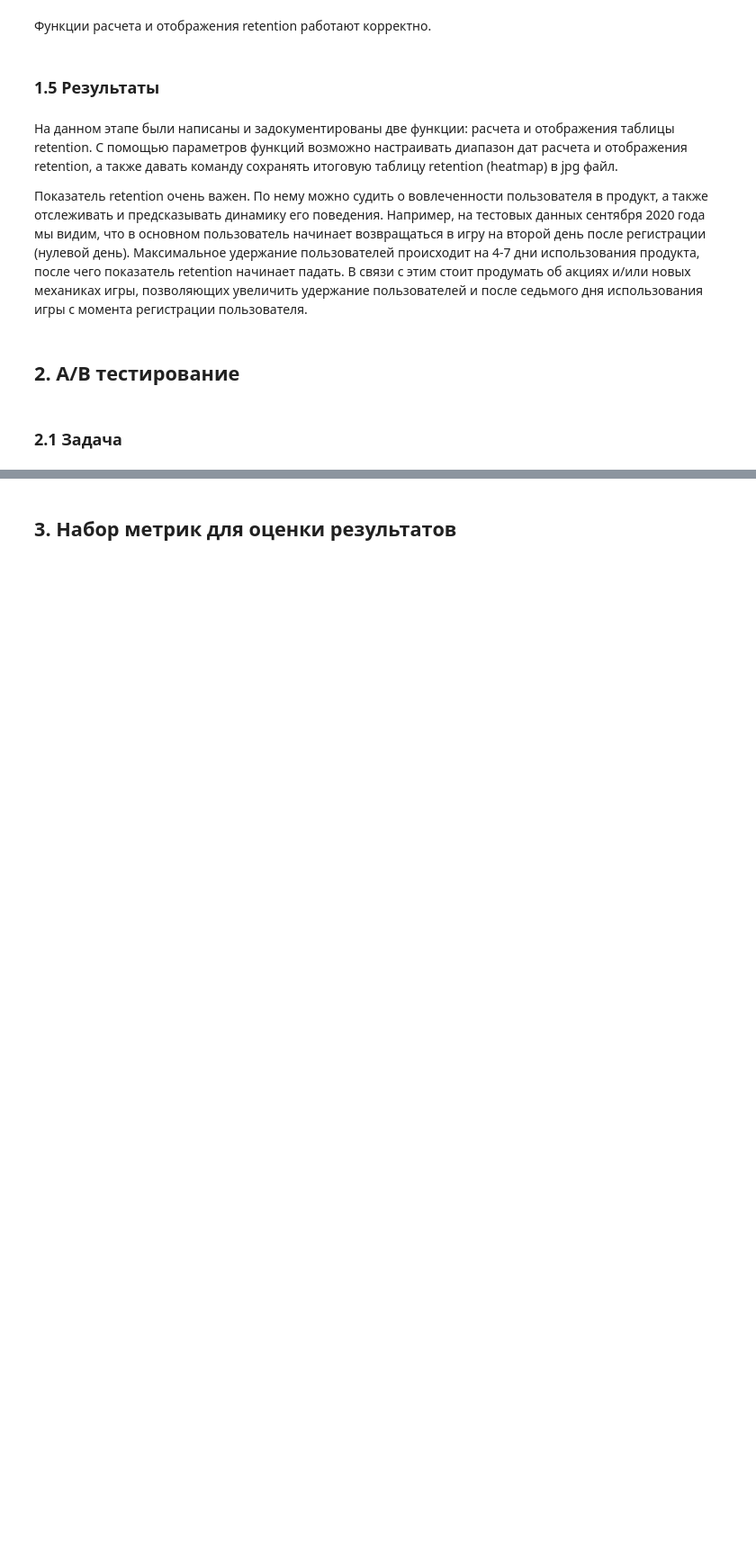
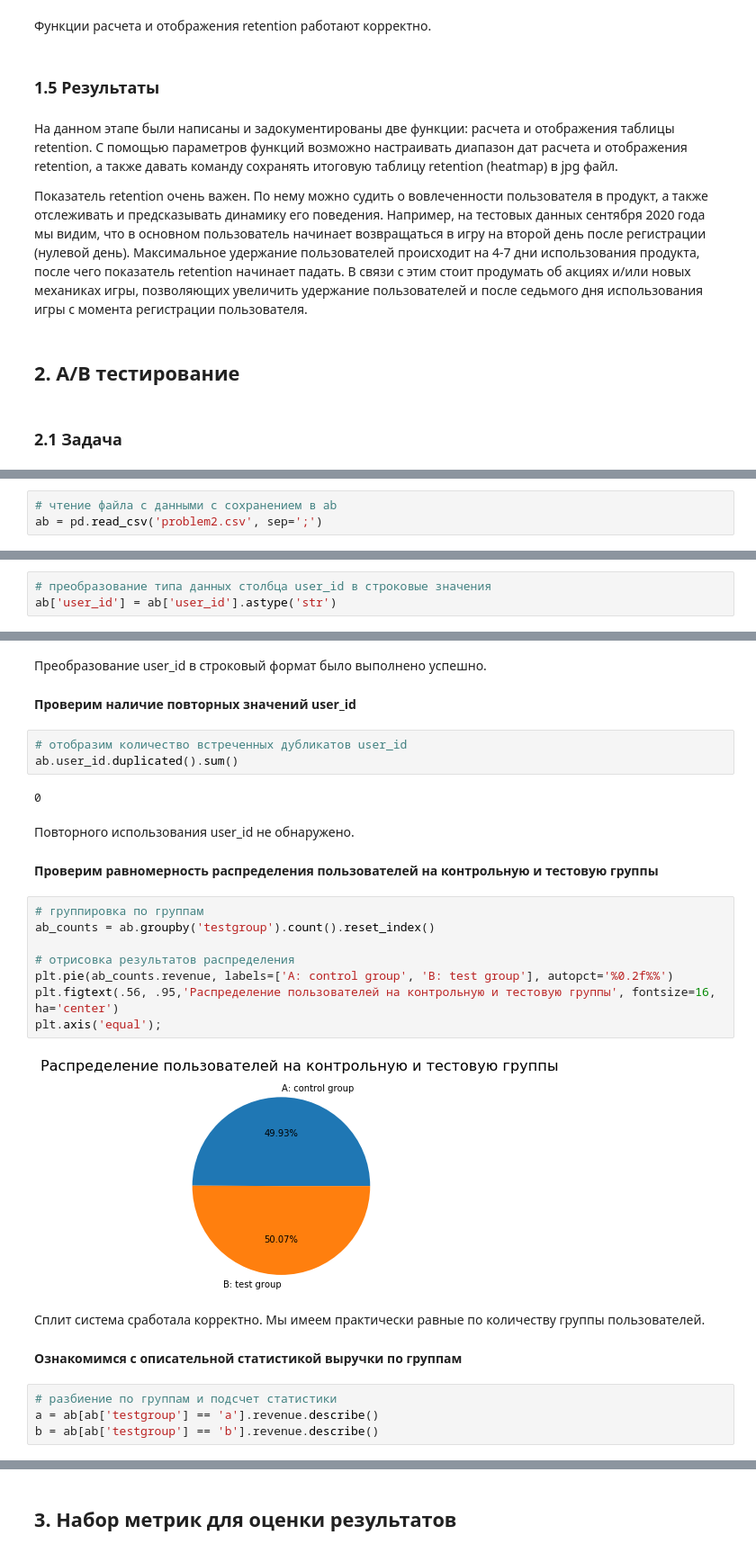
Before and after one commit to nktnlx/data_analysis_course, a Jupyter notebook: 37_final_project/final_project.ipynb, the cells around one changed output, grey strips where cells are left out. Shown at 90% size. Drawn from its saved outputs; the diff is of its cells as text; blank space fills up the shorter version.

Commit message:
ab-test data cleaning

```diff
--- a/37_final_project/final_project.ipynb
+++ b/37_final_project/final_project.ipynb
@@ -636,0 +652,3 @@ plot_retention(retention_test, product_lt=23, user_lt=10, savefig=True)
+# %%
+# чтение файла с данными с сохранением в ab
+ab = pd.read_csv('problem2.csv', sep=';')
@@ -636,0 +715,3 @@ plot_retention(retention_test, product_lt=23, user_lt=10, savefig=True)
+# %%
+# преобразование типа данных столбца user_id в строковые значения
+ab['user_id'] = ab['user_id'].astype('str')
@@ -636,0 +726,31 @@ plot_retention(retention_test, product_lt=23, user_lt=10, savefig=True)
+# %% [markdown]
+Преобразование user_id в строковый формат было выполнено успешно.
+# %% [markdown]
+**Проверим наличие повторных значений user_id**
+# %%
+# отобразим количество встреченных дубликатов user_id
+ab.user_id.duplicated().sum()
+# %% [output]
+0
+# %% [markdown]
+Повторного использования user_id не обнаружено.
+# %% [markdown]
+**Проверим равномерность распределения пользователей на контрольную и тестовую группы**
+# %%
+# группировка по группам
+ab_counts = ab.groupby('testgroup').count().reset_index()
+
+# отрисовка результатов распределения
+plt.pie(ab_counts.revenue, labels=['A: control group', 'B: test group'], autopct='%0.2f%%')
+plt.figtext(.56, .95,'Распределение пользователей на контрольную и тестовую группы', fontsize=16, ha='center')
+plt.axis('equal');
+# %% [output]
+[figure, added]
+# %% [markdown]
+Сплит система сработала корректно. Мы имеем практически равные по количеству группы пользователей.
+# %% [markdown]
+**Ознакомимся с описательной статистикой выручки по группам**
+# %%
+# разбиение по группам и подсчет статистики
+a = ab[ab['testgroup'] == 'a'].revenue.describe()
+b = ab[ab['testgroup'] == 'b'].revenue.describe()
```
Also changed, not shown: parts of 94 cells of this notebook.
